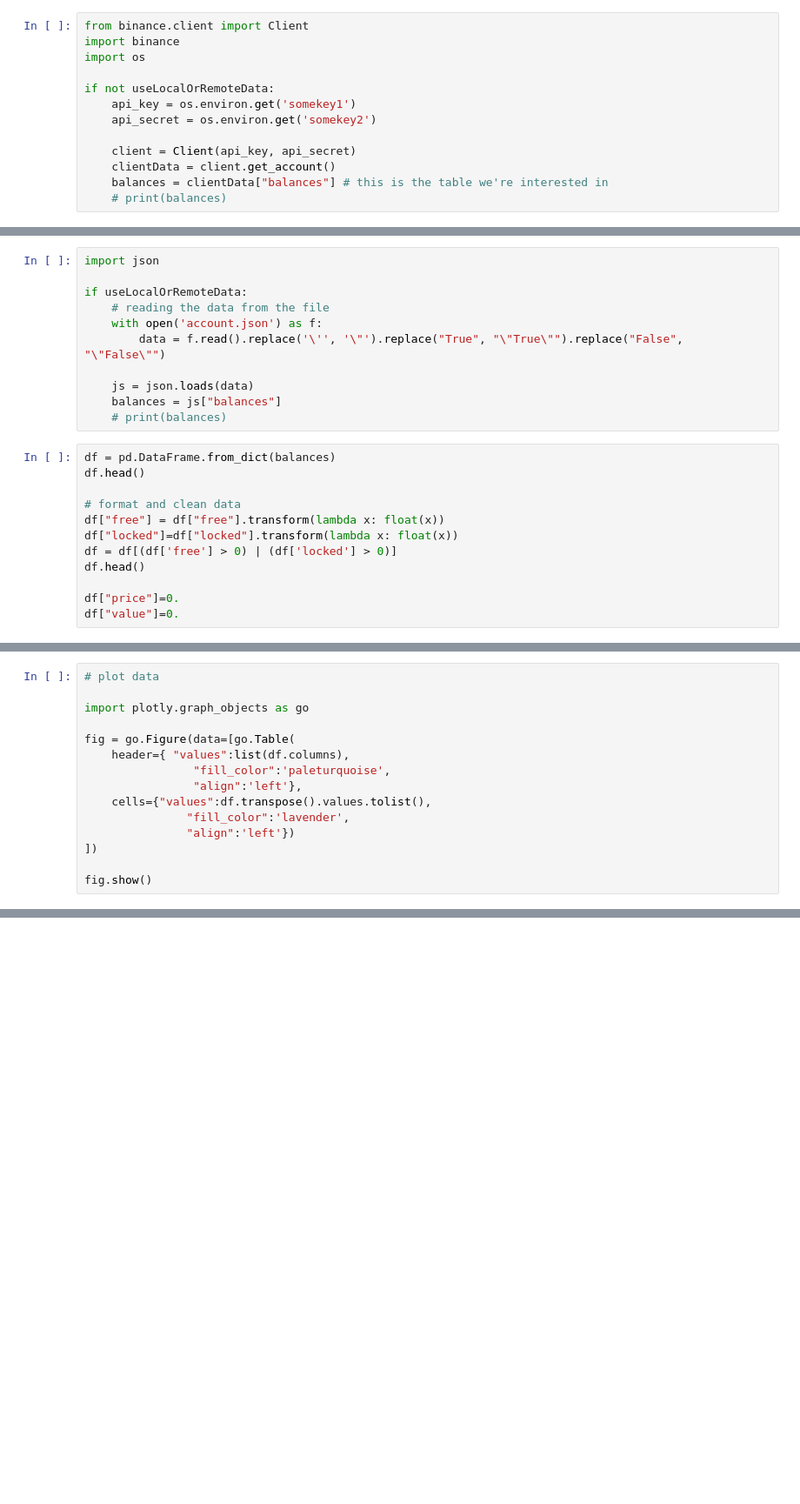
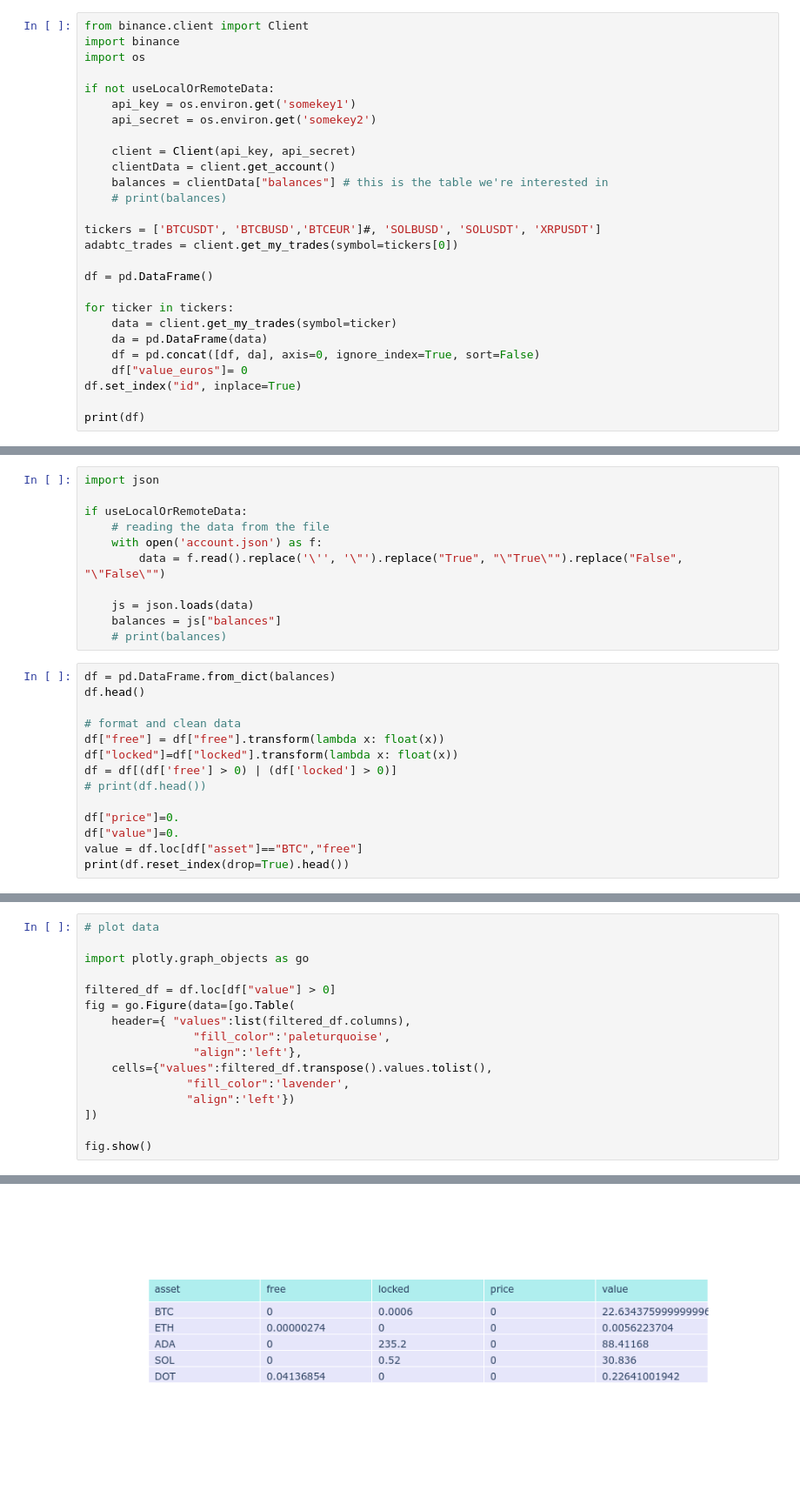
Before and after one commit to mabaro/python, a Jupyter notebook: visualization/mydatavis.ipynb, the cells around one changed output, grey strips where cells are left out. Shown at 87% size. Cells and saved outputs as stored; diff of their text form; blank space fills up the shorter version.

```diff
--- a/visualization/mydatavis.ipynb
+++ b/visualization/mydatavis.ipynb
@@ -27,3 +27,17 @@ if not useLocalOrRemoteData:
     clientData = client.get_account()
     balances = clientData["balances"] # this is the table we're interested in
     # print(balances)
+
+tickers = ['BTCUSDT', 'BTCBUSD','BTCEUR']#, 'SOLBUSD', 'SOLUSDT', 'XRPUSDT']
+adabtc_trades = client.get_my_trades(symbol=tickers[0])
+
+df = pd.DataFrame()
+
+for ticker in tickers:
+    data = client.get_my_trades(symbol=ticker)
+    da = pd.DataFrame(data)
+    df = pd.concat([df, da], axis=0, ignore_index=True, sort=False)
+    df["value_euros"]= 0
+df.set_index("id", inplace=True)
+
+print(df)
@@ -46,7 +62,9 @@ df.head()
 df["free"] = df["free"].transform(lambda x: float(x))
 df["locked"]=df["locked"].transform(lambda x: float(x))
 df = df[(df['free'] > 0) | (df['locked'] > 0)]
-df.head()
+# print(df.head())
 
 df["price"]=0.
 df["value"]=0.
+value = df.loc[df["asset"]=="BTC","free"]
+print(df.reset_index(drop=True).head())
@@ -73,13 +118,15 @@ for asset in df["asset"]:
 
 import plotly.graph_objects as go
 
+filtered_df = df.loc[df["value"] > 0]
 fig = go.Figure(data=[go.Table(
-    header={ "values":list(df.columns),
+    header={ "values":list(filtered_df.columns),
                 "fill_color":'paleturquoise',
                 "align":'left'},
-    cells={"values":df.transpose().values.tolist(),
+    cells={"values":filtered_df.transpose().values.tolist(),
                "fill_color":'lavender',
                "align":'left'})
 ])
 
 fig.show()
+# %% [output]
@@ -85,0 +134 @@ fig.show()
+[figure, added]
```
Also changed, not shown: parts of 4 cells of this notebook, 2 other files.
